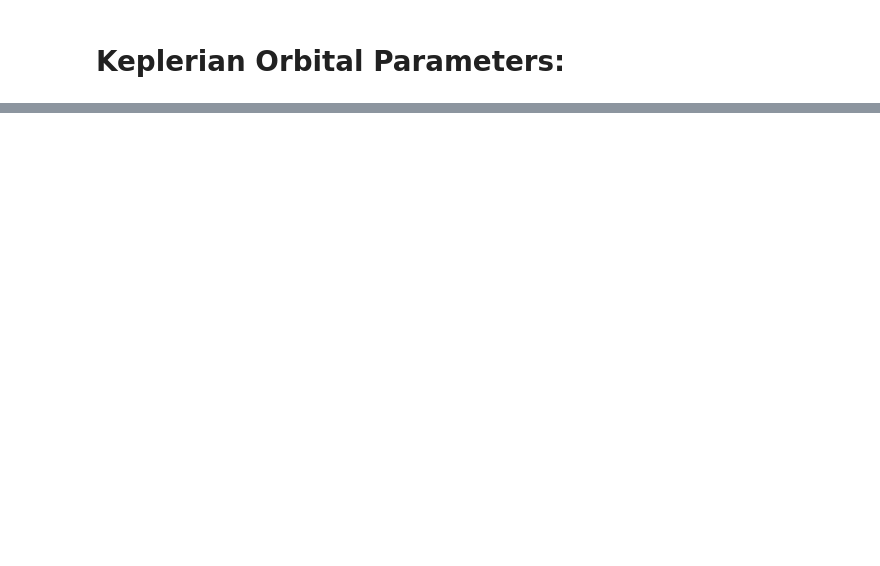
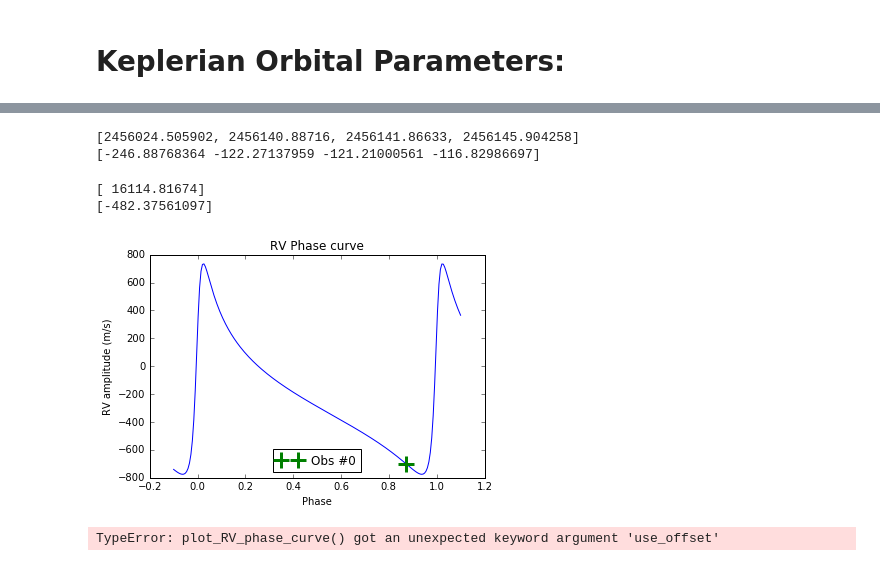
Before and after one commit to jason-neal/Phd-codes, a Jupyter notebook: Notebooks/Investigate_RV_calculations.ipynb, the cells around one changed output, grey strips where cells are left out. Saved outputs shown, nothing was run; the diff lists cells and outputs as text; code cells hidden in the pictures; blank space fills up the shorter version.

```diff
--- a/Notebooks/Investigate_RV_calculations.ipynb
+++ b/Notebooks/Investigate_RV_calculations.ipynb
@@ -180,13 +304,23 @@ def plot_RV_phase_curve(params, name=False, t_vals=False):
 # %%
-RV_HD30501 = RV_from_params(HD30501_times, HD30501_params)
+RV_HD30501 = RV_from_params(HD30501_times, HD30501_params, use_offset=False)
 print(HD30501_times)
 print(RV_HD30501)
+# %% [output]
+[2456024.505902, 2456140.88716, 2456141.86633, 2456145.904258]
+[-246.88768364 -122.27137959 -121.21000561 -116.82986697]
 # %%
-RV_HD4747 = RV_from_params(HD4747_times, HD4747_params)
+RV_HD4747 = RV_from_params(HD4747_times, HD4747_params, use_offset=False)
 print(np.array(HD4747_times) - 2440000)
 print(RV_HD4747)
-plot_RV_phase_curve(HD4747_params, t_vals=HD4747_times)
+
+plot_RV_phase_curve(HD4747_params, t_vals=HD4747_times, name="HD4747")
+# %% [output]
+[ 16114.81674]
+[-482.37561097]
+[figure, added]
 # %%
-plot_RV_phase_curve(HD202206b_params, t_vals=HD202206_times)
-plot_RV_phase_curve(HD202206c_params, t_vals=HD202206_times)
+plot_RV_phase_curve(HD202206b_params, t_vals=HD202206_times, use_offset=False, name="HD202206b")
+plot_RV_phase_curve(HD202206c_params, t_vals=HD202206_times, use_offset=False, name="HD202206c")
+# %% [output]
+TypeError: plot_RV_phase_curve() got an unexpected keyword argument 'use_offset'
 # %%
```
Also changed, not shown: parts of 13 cells of this notebook.
